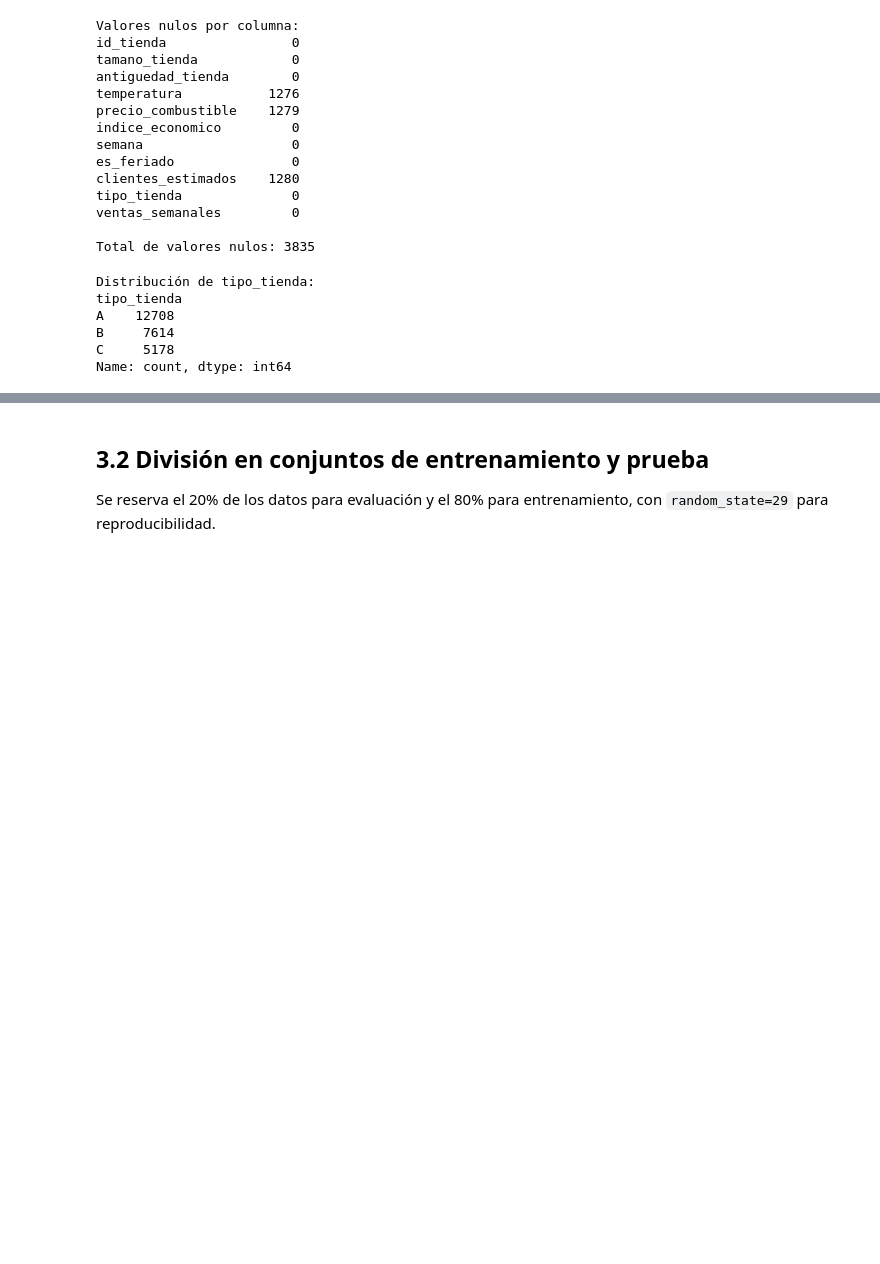
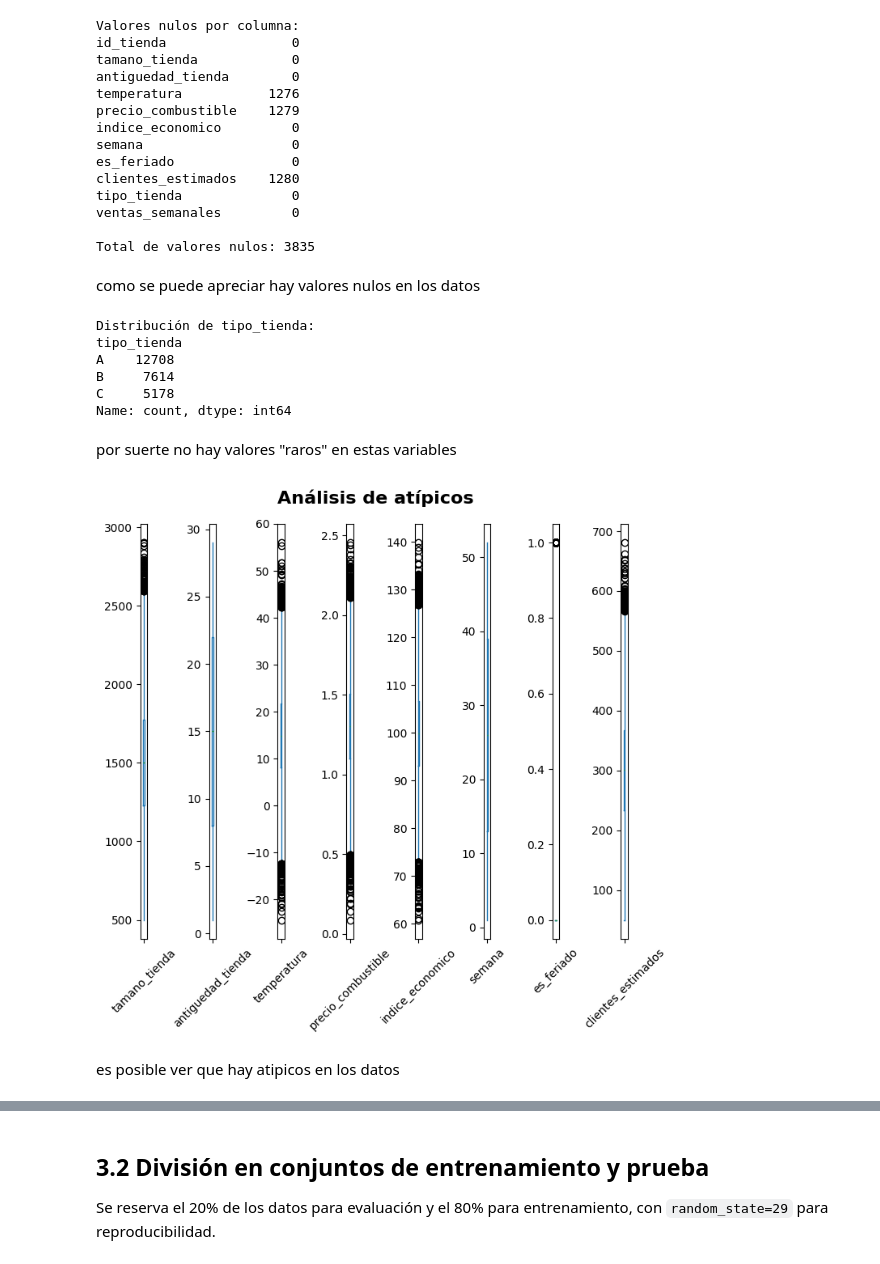
Before and after one commit to Pablo-Saave/Proyecto_Inteligencia_Artificial.2, a Jupyter notebook: notebooks/Proyecto_Inteligencia_Artificial,_leandro_F,Pablo_S,Pablo_Á.ipynb, the cells around one changed output, grey strips where cells are left out. Drawn from its saved outputs; the diff is of its cells as text; code cells hidden in the pictures; blank space fills up the shorter version.

```diff
--- a/notebooks/Proyecto_Inteligencia_Artificial,_leandro_F,Pablo_S,Pablo_Á.ipynb
+++ b/notebooks/Proyecto_Inteligencia_Artificial,_leandro_F,Pablo_S,Pablo_Á.ipynb
@@ -145,6 +148,8 @@ tipo_tienda              0
 ventas_semanales         0
 
 Total de valores nulos: 3835
+# %% [markdown]
+como se puede apreciar hay valores nulos en los datos
 # %%
 # Distribución de la variable categórica tipo_tienda
 print('Distribución de tipo_tienda:')
@@ -156,3 +161,21 @@ A    12708
 B     7614
 C     5178
 Name: count, dtype: int64
+# %% [markdown]
+por suerte no hay valores "raros" en estas variables
+# %%
+revision_atipicos = ['tamano_tienda','antiguedad_tienda','temperatura','precio_combustible','indice_economico','semana','es_feriado','clientes_estimados']
+fig, axes = plt.subplots(1, 8, figsize=(20,20))
+axes = axes.flatten()  # convierte la matriz de ejes en un vector
+for i, col in enumerate(revision_atipicos):
+  df[col].plot(kind='box',figsize=(7,7), ax=axes[i])
+  axes[i].tick_params(axis="x", labelrotation=45)
+
+plt.suptitle("Análisis de atípicos", fontsize=16, fontweight="bold")
+plt.tight_layout()
+
+plt.show()
+# %% [output]
+[figure, added]
+# %% [markdown]
+es posible ver que hay atipicos en los datos
```
Also changed, not shown: parts of 20 cells of this notebook.
